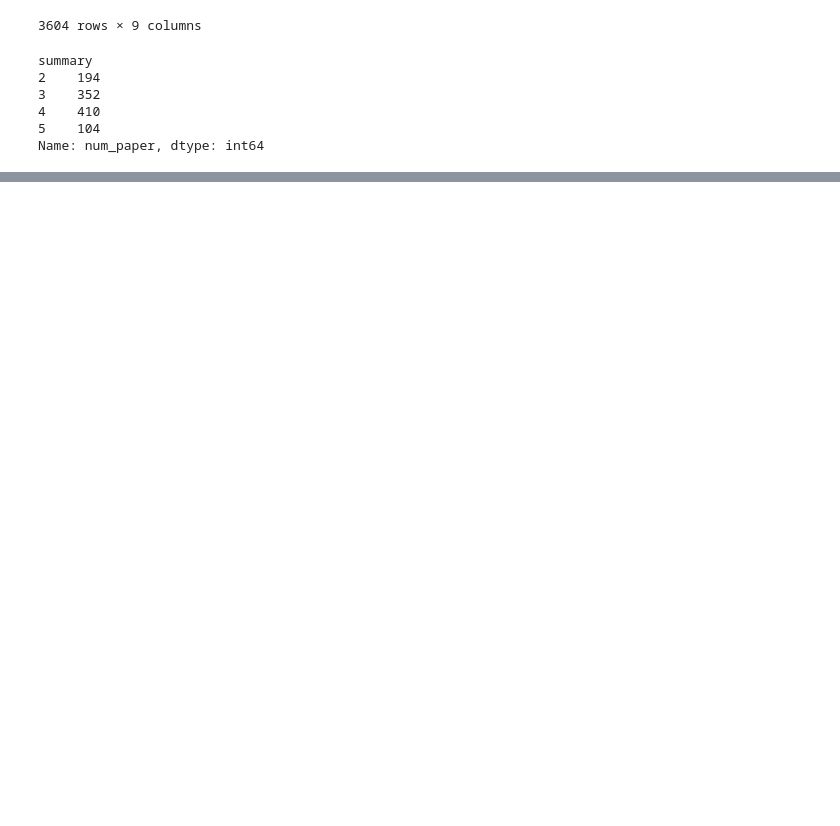
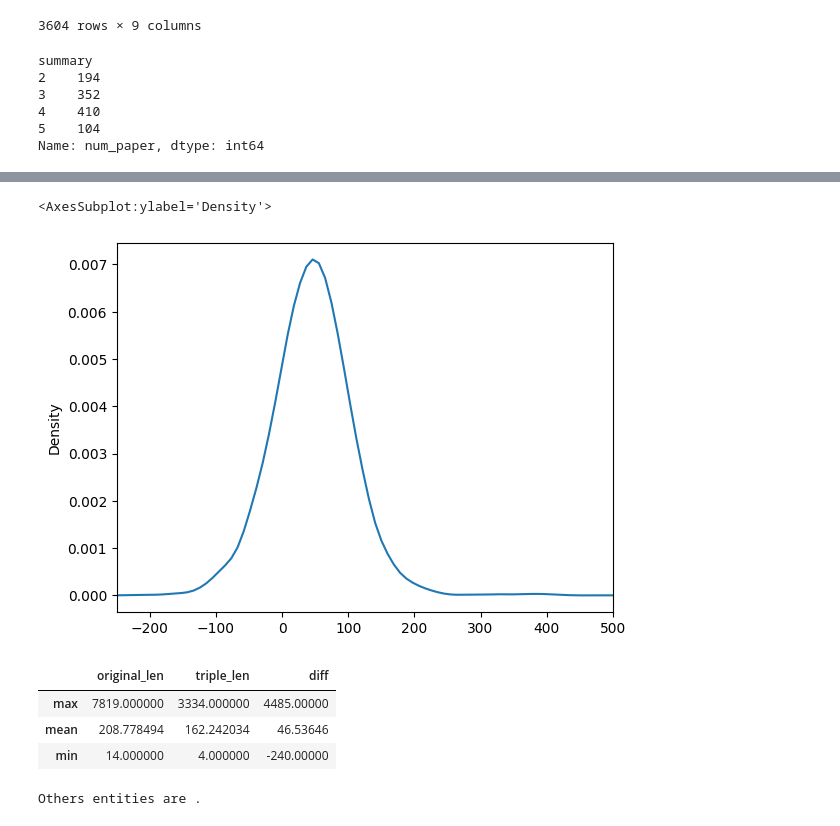
Before and after one commit to Thetang-145/My_Thesis_Playground, a Jupyter notebook: PL-Marker/_visualizeTriple.ipynb, the cells around one changed output, grey strips where cells are left out. Drawn from its saved outputs; the diff is of its cells as text; code cells hidden in the pictures; blank space fills up the shorter version.

```diff
--- a/PL-Marker/_visualizeTriple.ipynb
+++ b/PL-Marker/_visualizeTriple.ipynb
@@ -312,0 +295,7 @@ KeyError: 'section'
+# %%
+def getDataset(section, data_split):
+    filepath = getPath(section, data_split)
+    with open(filepath, 'r') as json_file:
+        json_list = list(json_file)
+    return [json.loads(json_str) for json_str in json_list]
+dataset_abs = getDataset("abstract", "train")
@@ -312,0 +331,28 @@ KeyError: 'section'
+# %%
+import spacy
+nlp = spacy.load("en_core_web_sm")
+
+def getTokenLen(input_text):
+    doc_text = nlp(input_text)
+    return sum([len(sent) for sent in doc_text.sents])
+# %%
+def getProcessedLen(dataset):
+    col = ["paper_id", "original", "triple", "original_len", "triple_len", "diff"]
+    len_df = pd.DataFrame(columns=col)
+    len_dataset = len(dataset)
+    for i, data in enumerate(dataset):
+        data['triple_seq'] = getTripSeq(data)
+        paper_id = data['doc_key']
+        original = [j for i in data["sentences"] for j in i]
+        triple = (data['triple_seq'])
+        row = pd.DataFrame([[
+            paper_id,
+            " ".join(original),
+            triple,
+            len(original),
+            getTokenLen(triple),
+            len(original)-getTokenLen(triple)
+        ]],columns=col)
+        len_df = pd.concat([len_df, row], axis=0)
+        print_progress(i, len_dataset, 'Processing ')
+    return len_df.convert_dtypes()
@@ -312,0 +363,17 @@ KeyError: 'section'
+# %%
+fig, ax = plt.subplots()
+len_abs_df['diff'].plot(kind='density', ax=ax, xlim=[-250, 500])
+# %% [output]
+<AxesSubplot:ylabel='Density'>
+[figure, added]
+# %%
+len_abs_df.describe().loc[["max", "mean", "min"]]
+# %% [output]
+|  | original_len | triple_len | diff |
+| max | 7819.000000 | 3334.000000 | 4485.00000 |
+| mean | 208.778494 | 162.242034 | 46.53646 |
+| min | 14.000000 | 4.000000 | -240.00000 |
+# %%
+print(len_abs_df[len_abs_df["triple_len"]==4]["triple"][0])
+# %% [output]
+Others entities are .
```
Also changed, not shown: parts of 46 cells of this notebook, 26 other files.
